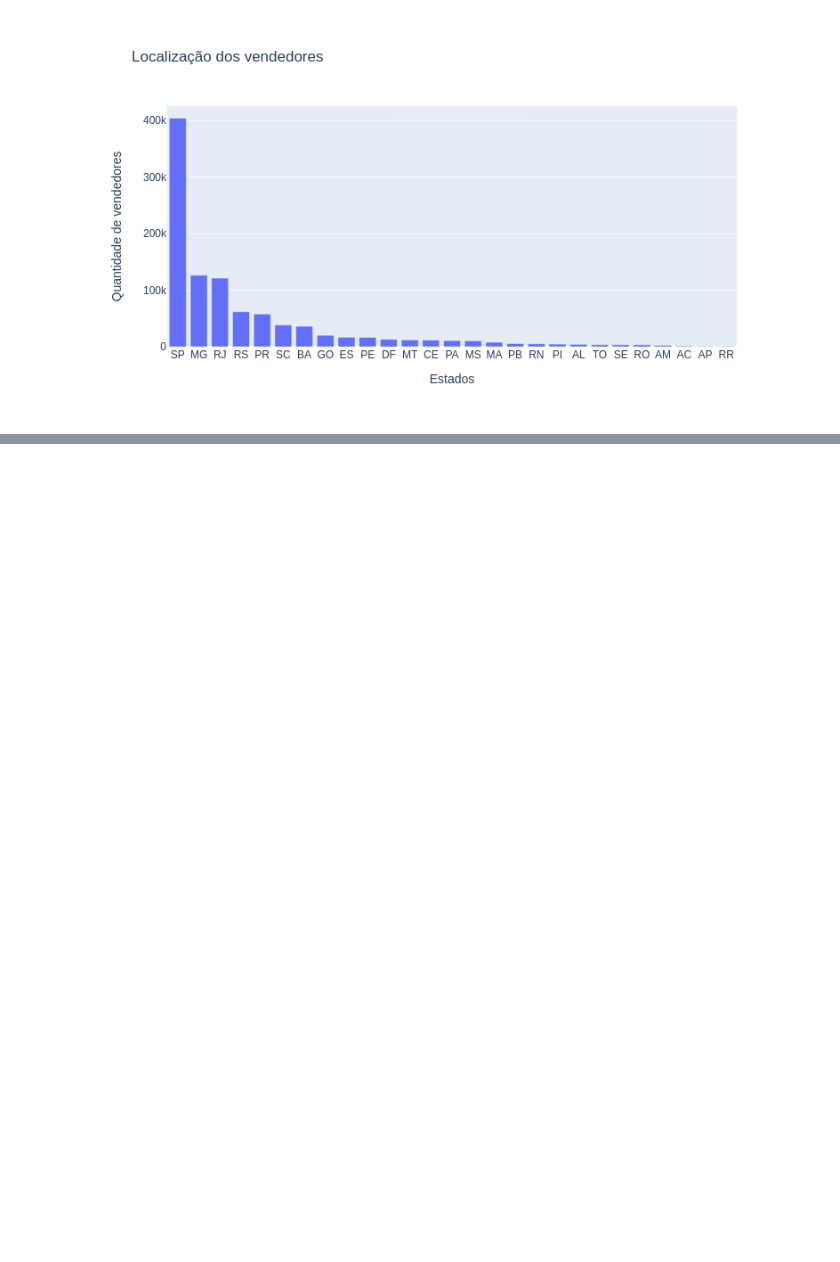
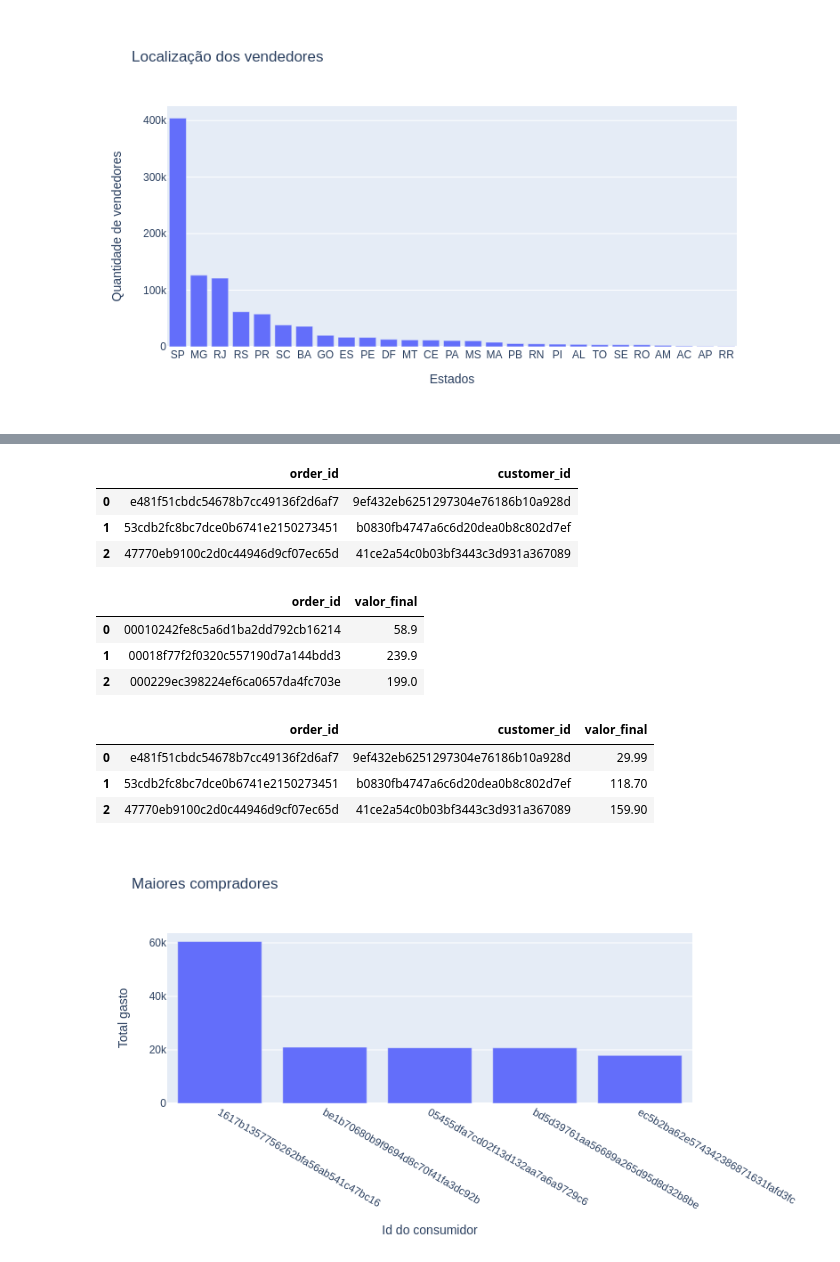
Before and after one commit to Lucas-Buk/Introducao-Ciencia-de-Dados, a Jupyter notebook: Aula_1_Exploração_Olist.ipynb, the cells around one changed output, grey strips where cells are left out. Drawn from its saved outputs; the diff is of its cells as text; code cells hidden in the pictures; blank space fills up the shorter version.

```diff
--- a/Aula_1_Exploração_Olist.ipynb
+++ b/Aula_1_Exploração_Olist.ipynb
@@ -908,0 +1168,32 @@ gitly.show(fig)
+# %%
+df_left = df_compras_dt[['order_id', 'customer_id']]
+df_left.head(3)
+# %% [output]
+|  | order_id | customer_id |
+| 0 | e481f51cbdc54678b7cc49136f2d6af7 | 9ef432eb6251297304e76186b10a928d |
+| 1 | 53cdb2fc8bc7dce0b6741e2150273451 | b0830fb4747a6c6d20dea0b8c802d7ef |
+| 2 | 47770eb9100c2d0c44946d9cf07ec65d | 41ce2a54c0b03bf3443c3d931a367089 |
+# %%
+df_right = df_compra_itens[['order_id', 'valor_final']]
+df_right.head(3)
+# %% [output]
+|  | order_id | valor_final |
+| 0 | 00010242fe8c5a6d1ba2dd792cb16214 | 58.9 |
+| 1 | 00018f77f2f0320c557190d7a144bdd3 | 239.9 |
+| 2 | 000229ec398224ef6ca0657da4fc703e | 199.0 |
+# %%
+df_top5_compradores = df_left.merge(df_right, how='left', on='order_id')
+df_top5_compradores.head(3)
+# %% [output]
+|  | order_id | customer_id | valor_final |
+| 0 | e481f51cbdc54678b7cc49136f2d6af7 | 9ef432eb6251297304e76186b10a928d | 29.99 |
+| 1 | 53cdb2fc8bc7dce0b6741e2150273451 | b0830fb4747a6c6d20dea0b8c802d7ef | 118.70 |
+| 2 | 47770eb9100c2d0c44946d9cf07ec65d | 41ce2a54c0b03bf3443c3d931a367089 | 159.90 |
+# %%
+df_res = df_top5_compradores[['customer_id', 'valor_final']].groupby(by='customer_id').sum()
+df_res = df_res.sort_values(by = 'valor_final', ascending=False).head(5)
+# %%
+fig = px.bar(df_res, y = 'valor_final', title='Maiores compradores', labels={'valor_final':'Total gasto','customer_id':'Id do consumidor'})
+gitly.show(fig)
+# %% [output]
+[figure, added]
```
Also changed, not shown: parts of 73 cells of this notebook.
